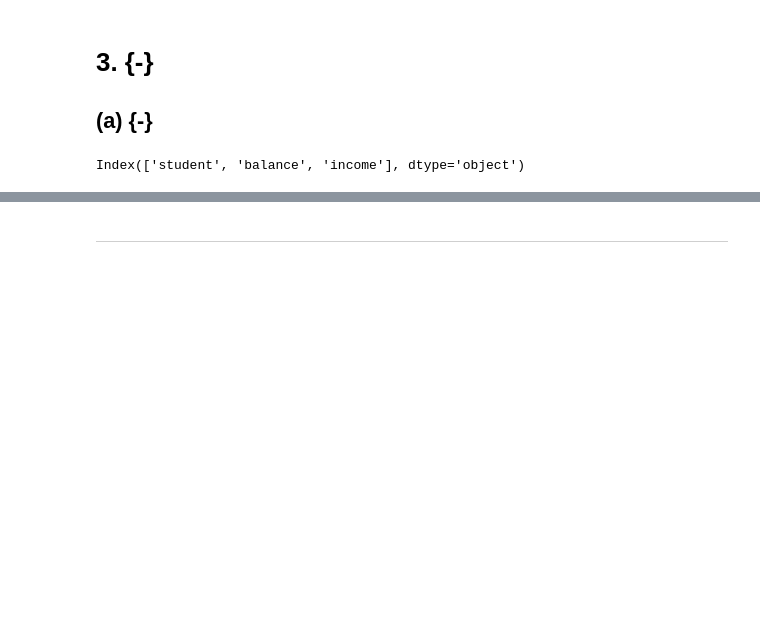
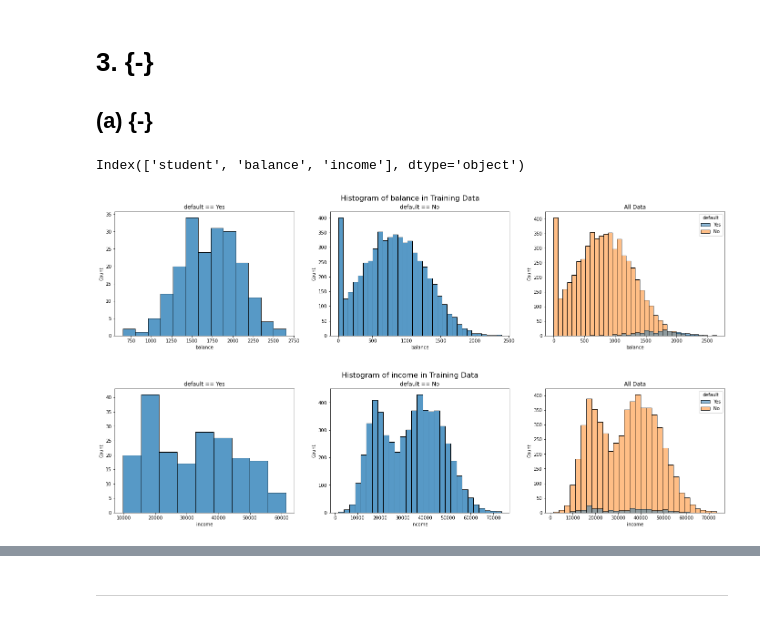
Before and after one commit to beginnerSC/mscf_hw_spring, a Jupyter notebook: ML II/2/Homework #2.ipynb, the cells around one changed output, grey strips where cells are left out. Cells and saved outputs as stored; diff of their text form; code cells hidden in the pictures; blank space fills up the shorter version.

```diff
--- a/ML II/2/Homework #2.ipynb
+++ b/ML II/2/Homework #2.ipynb
@@ -163,19 +163,36 @@ plt.show()
 # 3. {-}
 
 ## (a) {-}
+# %%
+X_train.columns
+# %% [output]
+Index(['student', 'balance', 'income'], dtype='object')
 # %%
 import pandas as pd
+import seaborn as sns
+import matplotlib.pyplot as plt
 
 X_train = pd.read_csv('default_train.csv')
-X_train['default'] = (X_train['default'] == 'Yes')
-X_train['student'] = (X_train['student'] == 'Yes')
+# X_train['default'] = (X_train['default'] == 'Yes')
+# X_train['student'] = (X_train['student'] == 'Yes')
 y_train = X_train.pop('default')
 
 X_test = pd.read_csv('default_test.csv')
-X_test['default'] = (X_test['default'] == 'Yes')
-X_test['student'] = (X_test['student'] == 'Yes')
+# X_test['default'] = (X_test['default'] == 'Yes')
+# X_test['student'] = (X_test['student'] == 'Yes')
 y_test = X_test.pop('default')
+
+for col in ['balance', 'income']:
+    fig, (ax1, ax2, ax3) = plt.subplots(1, 3, figsize=(24, 5))
+    sns.histplot(x=col, data=X_train[y_train=='Yes'], ax=ax1)
+    sns.histplot(x=col, data=X_train[y_train=='No'], ax=ax2)
+    sns.histplot(x=col, data=X_train, hue=y_train, ax=ax3)
+    ax1.set(title='default == Yes')
+    ax2.set(title='default == No')
+    ax3.set(title='All Data')
+    fig.suptitle(f'Histogram of {col} in Training Data', fontsize=16)
+    plt.show()
+    print()
+# %% [output]
+[figure, added]
+[figure, added]
-# %%
-X_test.columns
-# %% [output]
-Index(['student', 'balance', 'income'], dtype='object')
```
Also changed, not shown: parts of 1 cell of this notebook.
